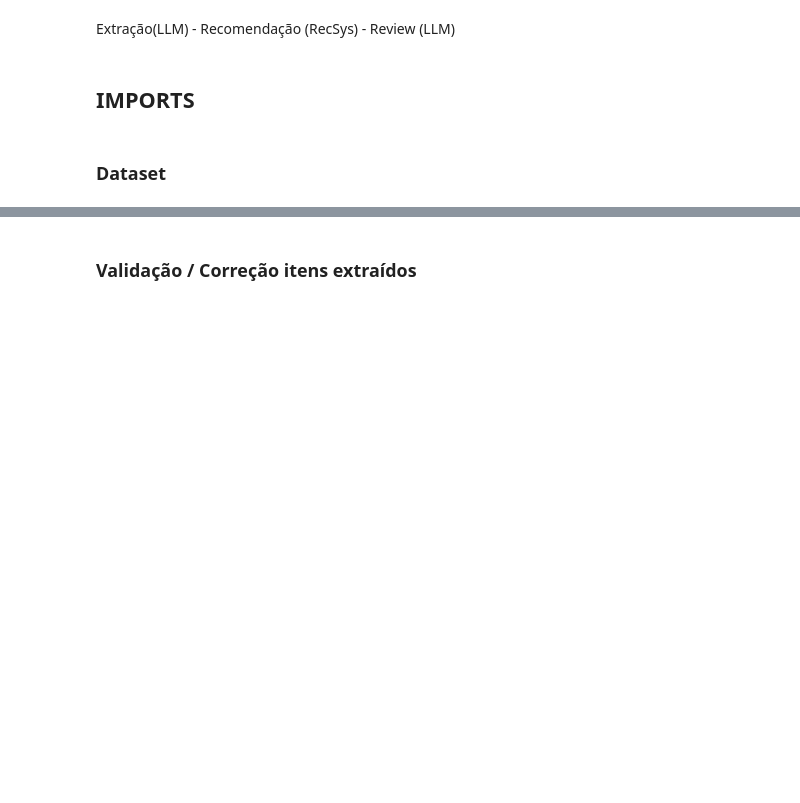
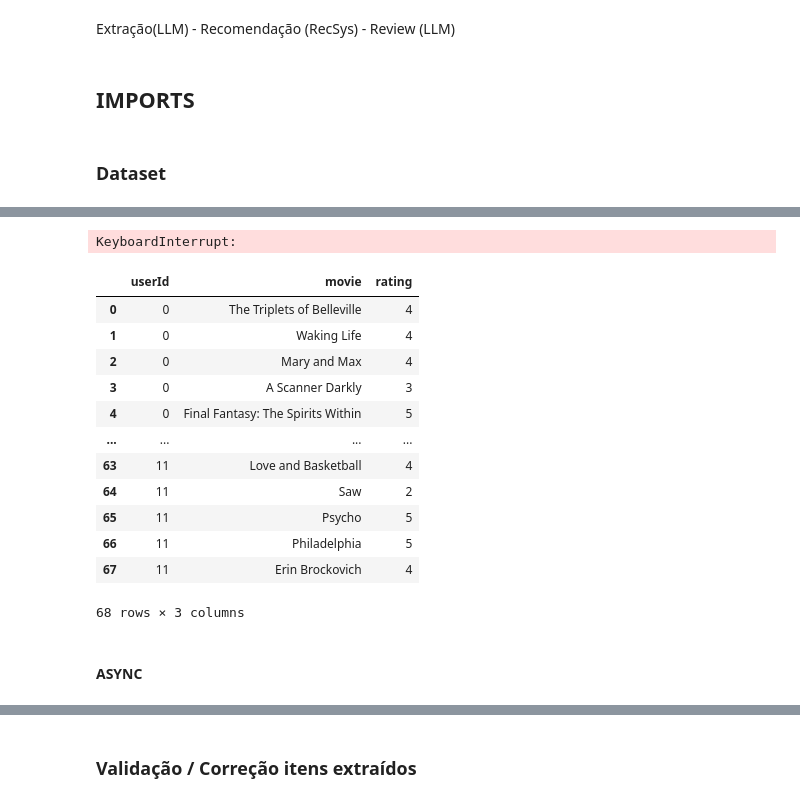
Before and after one commit to MarcosABP/CRS-LLM, a Jupyter notebook: rec.ipynb, the cells around one changed output, grey strips where cells are left out. Drawn from its saved outputs; the diff is of its cells as text; code cells hidden in the pictures; blank space fills up the shorter version.

```diff
--- a/rec.ipynb
+++ b/rec.ipynb
@@ -117,0 +20,15 @@ Therefore:  0.2604839052572928 % of the matrix is filled.
+# %%
+# Importando dados de treino e teste
+with zipfile.ZipFile('redial_dataset.zip', 'r') as z:
+    z.extractall()
+
+train_data = []
+for line in open("train_data.jsonl", "r"):
+    train_data.append(json.loads(line))
+print("Loaded {} train conversations".format(len(train_data)))
+
+
+test_data = []
+for line in open("test_data.jsonl", "r"):
+    test_data.append(json.loads(line))
+print("Loaded {} test conversations".format(len(test_data)))
@@ -117,0 +58,9 @@ Therefore:  0.2604839052572928 % of the matrix is filled.
+# %%
+# Exemplo de conversa
+conversation = train_data[0]
+
+# Mostrar de forma formatada
+print("=== Conversa ID:", conversation["conversationId"], "===")
+for msg in conversation["messages"]:
+    sender = "Usuário 1" if msg["senderWorkerId"] == conversation["initiatorWorkerId"] else "Usuário 2"
+    print(f"{sender}: {msg['text']}")
@@ -277,0 +342,37 @@ Sistema: Até logo!
+# %%
+all_results = []
+
+for conv in train_data[:10]:  # exemplo: 10 conversas - 23 seg - 10k tokens, 100 conversas - 23 seg - 10k tokens
+
+    prompt = prompt_extraction_items(conv)
+    response = client.chat.completions.create(
+        model="gpt-4o-mini", # por trabalhar melhor com interpretação de texto, equilibrando custo e velocidade
+        messages=[{"role": "user", "content": prompt}],
+        temperature=0
+    )
+
+    llm_response = response.choices[0].message.content.strip()
+    df = extract_user_movie_rating(conv, llm_response)
+    all_results.append(df)
+
+ratings_df = pd.concat(all_results, ignore_index=True)
+# %% [output]
+KeyboardInterrupt:
+# %%
+ratings_df
+# %% [output]
+|  | userId | movie | rating |
+| 0 | 0 | The Triplets of Belleville | 4 |
+| 1 | 0 | Waking Life | 4 |
+| 2 | 0 | Mary and Max | 4 |
+| 3 | 0 | A Scanner Darkly | 3 |
+| 4 | 0 | Final Fantasy: The Spirits Within | 5 |
+| ... | ... | ... | ... |
+| 63 | 11 | Love and Basketball | 4 |
+| 64 | 11 | Saw | 2 |
+| 65 | 11 | Psycho | 5 |
+| 66 | 11 | Philadelphia | 5 |
+| 67 | 11 | Erin Brockovich | 4 |
+68 rows × 3 columns
+# %% [markdown]
+#### ASYNC
```
Also changed, not shown: parts of 37 cells of this notebook, 2 other files.
